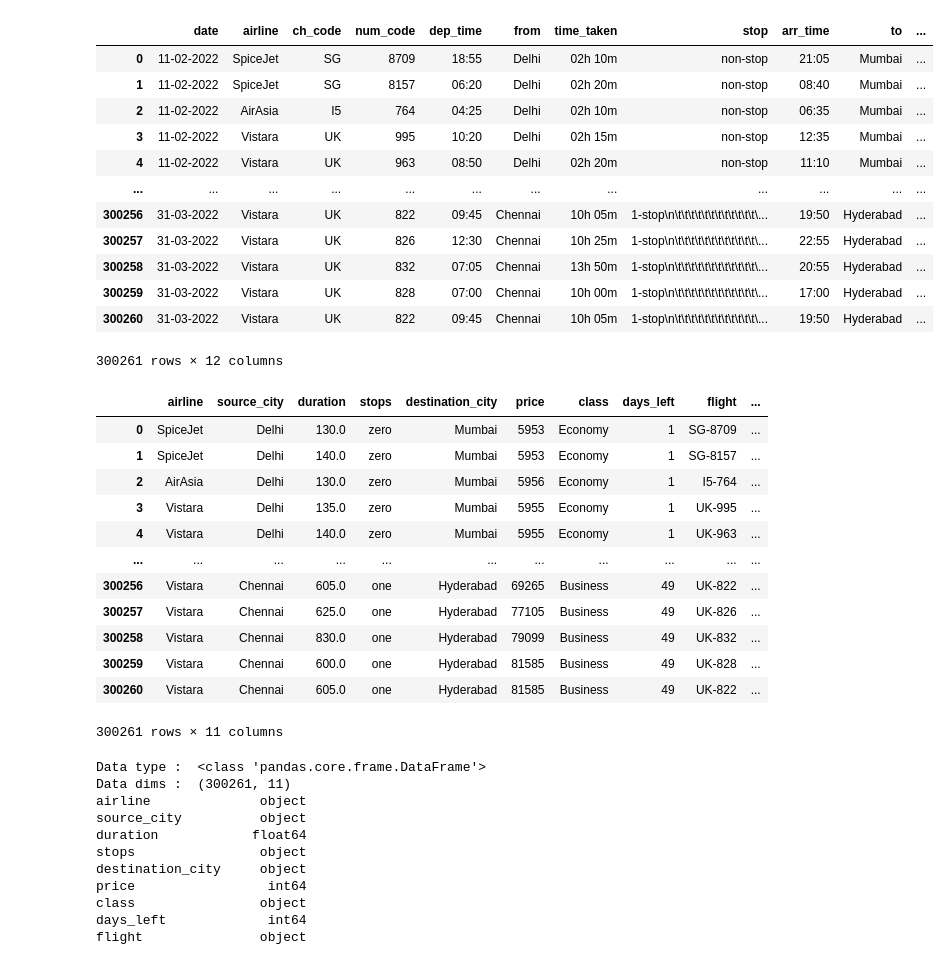
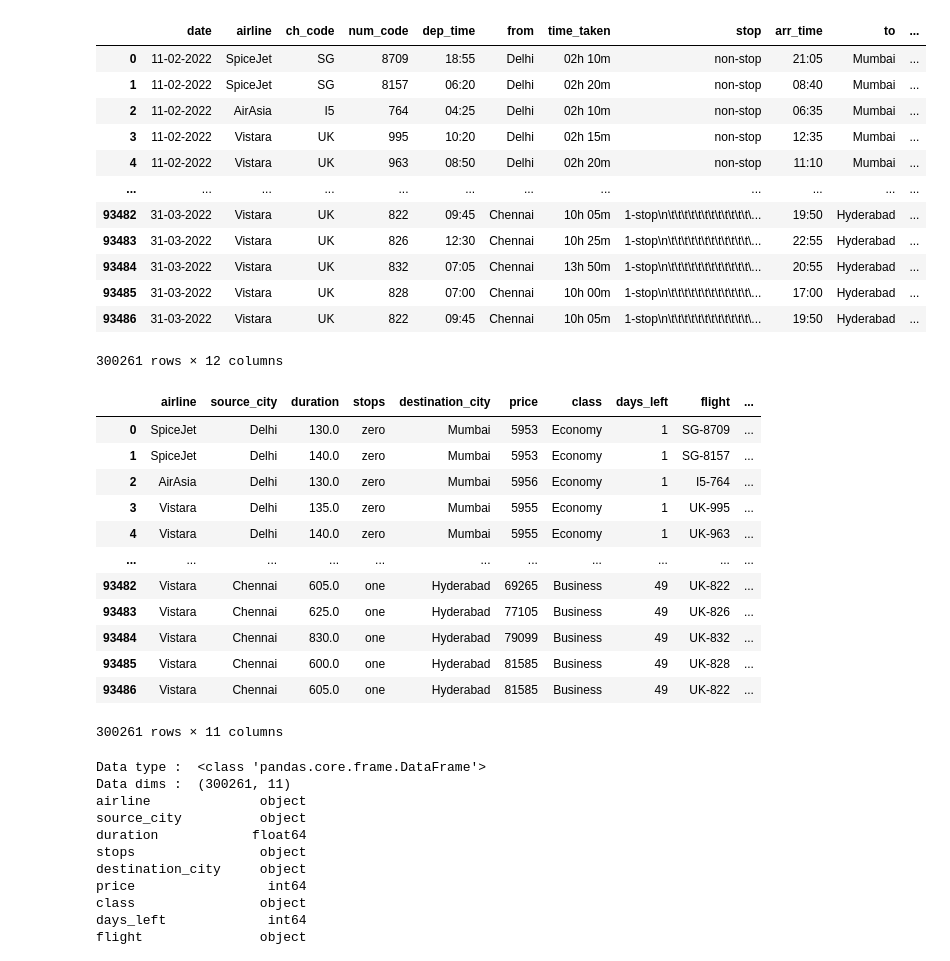
Before and after one commit to chongwei49/IE0005-DSAI-Group-Barley, a Jupyter notebook: src/Flight_Prediction_SRC.ipynb, the cells around one changed output. Saved outputs shown, nothing was run; the diff lists cells and outputs as text; code cells hidden in the pictures.

```diff
--- a/src/Flight_Prediction_SRC.ipynb
+++ b/src/Flight_Prediction_SRC.ipynb
@@ -16,25 +16,27 @@ sb.set() # set the default Seaborn style for graphics
 # %%
 flightData_economy = pd.read_csv('https://raw.githubusercontent.com/chongwei49/IE0005-DSAI-Group-Barley/master/dataset/economy.csv')
 flightData_business = pd.read_csv('https://raw.githubusercontent.com/chongwei49/IE0005-DSAI-Group-Barley/master/dataset/business.csv')
 
 flightData_economy["class"] = "Economy"
 flightData_business["class"] = "Business"
 
-flightData = pd.concat([flightData_economy, flightData_business], ignore_index=True)
+flightData = pd.concat([flightData_economy, flightData_business])
+flightData.reset_index(drop=True)
+#flightData.to_csv(r'C:\Users\Chong\OneDrive\Documents\GitHub\IE0005-DSAI-Group-Barley\dataset\export_dataframe.csv', index = None, header=True)
 flightData
 # %% [output]
 |  | date | airline | ch_code | num_code | dep_time | from | time_taken | stop | arr_time | to | ... |
 | 0 | 11-02-2022 | SpiceJet | SG | 8709 | 18:55 | Delhi | 02h 10m | non-stop | 21:05 | Mumbai | ... |
 | 1 | 11-02-2022 | SpiceJet | SG | 8157 | 06:20 | Delhi | 02h 20m | non-stop | 08:40 | Mumbai | ... |
 | 2 | 11-02-2022 | AirAsia | I5 | 764 | 04:25 | Delhi | 02h 10m | non-stop | 06:35 | Mumbai | ... |
 | 3 | 11-02-2022 | Vistara | UK | 995 | 10:20 | Delhi | 02h 15m | non-stop | 12:35 | Mumbai | ... |
 | 4 | 11-02-2022 | Vistara | UK | 963 | 08:50 | Delhi | 02h 20m | non-stop | 11:10 | Mumbai | ... |
 | ... | ... | ... | ... | ... | ... | ... | ... | ... | ... | ... | ... |
-| 300256 | 31-03-2022 | Vistara | UK | 822 | 09:45 | Chennai | 10h 05m | 1-stop\n\t\t\t\t\t\t\t\t\t\t\t\t\... | 19:50 | Hyderabad | ... |
-| 300257 | 31-03-2022 | Vistara | UK | 826 | 12:30 | Chennai | 10h 25m | 1-stop\n\t\t\t\t\t\t\t\t\t\t\t\t\... | 22:55 | Hyderabad | ... |
-| 300258 | 31-03-2022 | Vistara | UK | 832 | 07:05 | Chennai | 13h 50m | 1-stop\n\t\t\t\t\t\t\t\t\t\t\t\t\... | 20:55 | Hyderabad | ... |
-| 300259 | 31-03-2022 | Vistara | UK | 828 | 07:00 | Chennai | 10h 00m | 1-stop\n\t\t\t\t\t\t\t\t\t\t\t\t\... | 17:00 | Hyderabad | ... |
-| 300260 | 31-03-2022 | Vistara | UK | 822 | 09:45 | Chennai | 10h 05m | 1-stop\n\t\t\t\t\t\t\t\t\t\t\t\t\... | 19:50 | Hyderabad | ... |
+| 93482 | 31-03-2022 | Vistara | UK | 822 | 09:45 | Chennai | 10h 05m | 1-stop\n\t\t\t\t\t\t\t\t\t\t\t\t\... | 19:50 | Hyderabad | ... |
+| 93483 | 31-03-2022 | Vistara | UK | 826 | 12:30 | Chennai | 10h 25m | 1-stop\n\t\t\t\t\t\t\t\t\t\t\t\t\... | 22:55 | Hyderabad | ... |
+| 93484 | 31-03-2022 | Vistara | UK | 832 | 07:05 | Chennai | 13h 50m | 1-stop\n\t\t\t\t\t\t\t\t\t\t\t\t\... | 20:55 | Hyderabad | ... |
+| 93485 | 31-03-2022 | Vistara | UK | 828 | 07:00 | Chennai | 10h 00m | 1-stop\n\t\t\t\t\t\t\t\t\t\t\t\t\... | 17:00 | Hyderabad | ... |
+| 93486 | 31-03-2022 | Vistara | UK | 822 | 09:45 | Chennai | 10h 05m | 1-stop\n\t\t\t\t\t\t\t\t\t\t\t\t\... | 19:50 | Hyderabad | ... |
 300261 rows × 12 columns
 # %%
 flightData['date'] = pd.to_datetime(flightData['date'], format='%d-%m-%Y')
@@ -129,11 +131,11 @@ flightData
 | 3 | Vistara | Delhi | 135.0 | zero | Mumbai | 5955 | Economy | 1 | UK-995 | ... |
 | 4 | Vistara | Delhi | 140.0 | zero | Mumbai | 5955 | Economy | 1 | UK-963 | ... |
 | ... | ... | ... | ... | ... | ... | ... | ... | ... | ... | ... |
-| 300256 | Vistara | Chennai | 605.0 | one | Hyderabad | 69265 | Business | 49 | UK-822 | ... |
-| 300257 | Vistara | Chennai | 625.0 | one | Hyderabad | 77105 | Business | 49 | UK-826 | ... |
-| 300258 | Vistara | Chennai | 830.0 | one | Hyderabad | 79099 | Business | 49 | UK-832 | ... |
-| 300259 | Vistara | Chennai | 600.0 | one | Hyderabad | 81585 | Business | 49 | UK-828 | ... |
-| 300260 | Vistara | Chennai | 605.0 | one | Hyderabad | 81585 | Business | 49 | UK-822 | ... |
+| 93482 | Vistara | Chennai | 605.0 | one | Hyderabad | 69265 | Business | 49 | UK-822 | ... |
+| 93483 | Vistara | Chennai | 625.0 | one | Hyderabad | 77105 | Business | 49 | UK-826 | ... |
+| 93484 | Vistara | Chennai | 830.0 | one | Hyderabad | 79099 | Business | 49 | UK-832 | ... |
+| 93485 | Vistara | Chennai | 600.0 | one | Hyderabad | 81585 | Business | 49 | UK-828 | ... |
+| 93486 | Vistara | Chennai | 605.0 | one | Hyderabad | 81585 | Business | 49 | UK-822 | ... |
 300261 rows × 11 columns
 # %%
 print("Data type : ", type(flightData))
```
Also changed, not shown: parts of 2 cells of this notebook.
